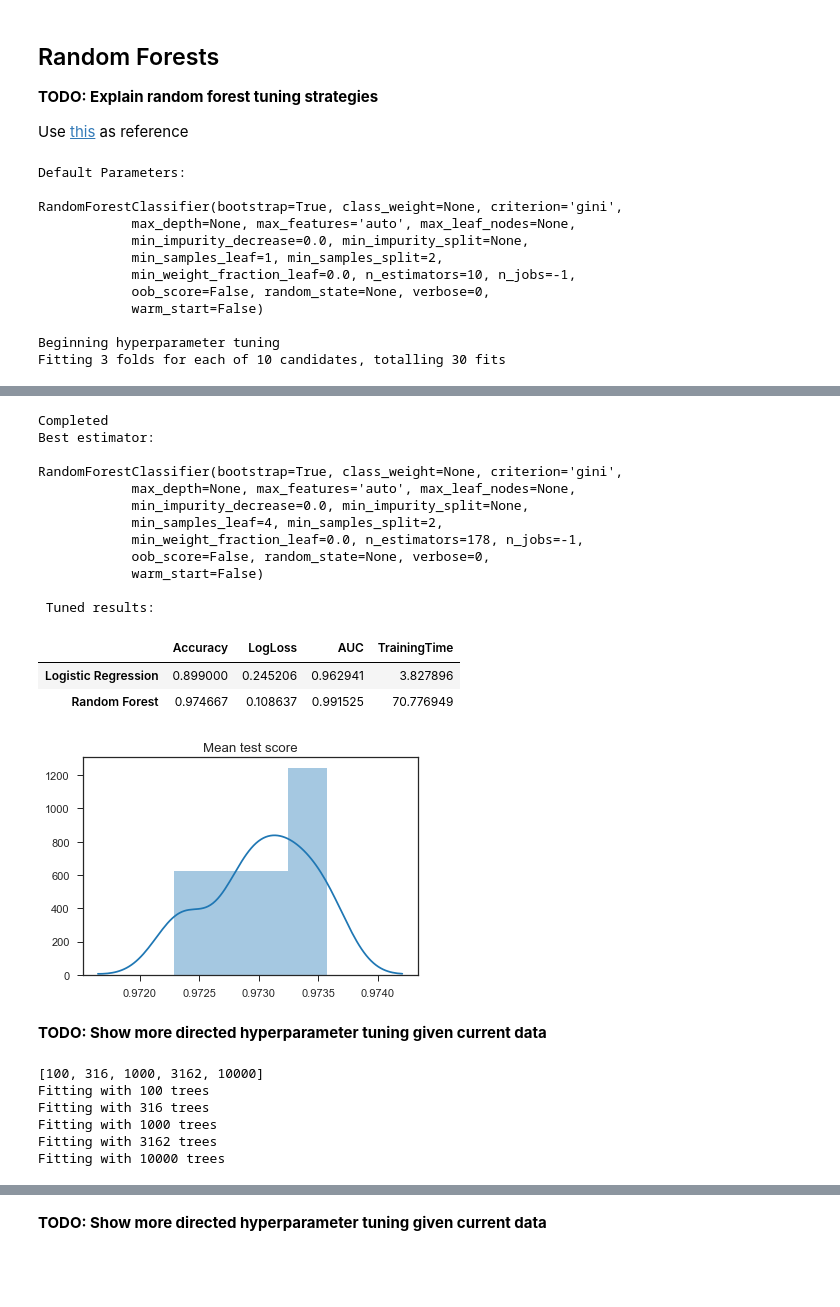
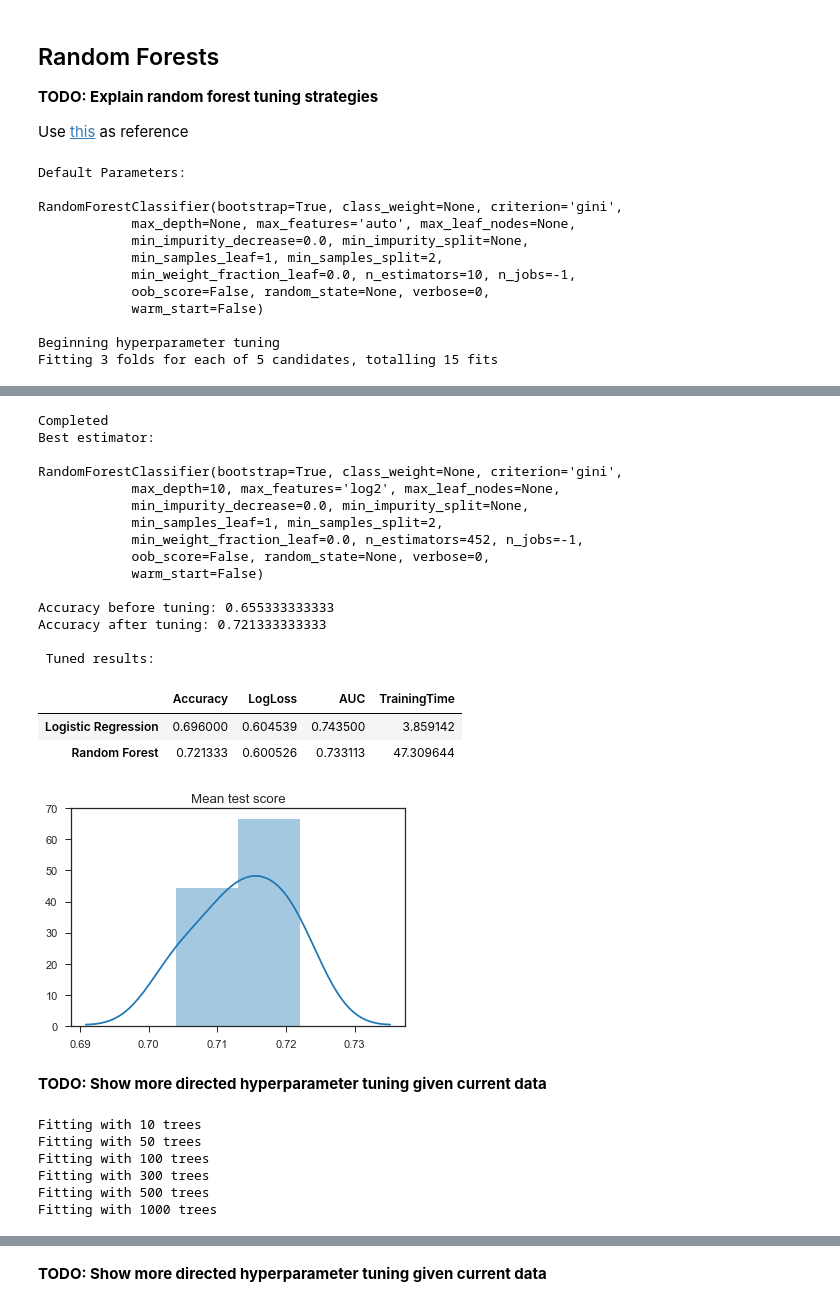
Before and after one commit to JeffMacaluso/Talks, a Jupyter notebook: EnsembleMethods/EnsembleMethods.ipynb, the cells around one changed output, grey strips where cells are left out. Cells and saved outputs as stored; diff of their text form; code cells hidden in the pictures; blank space fills up the shorter version.

Commit message:
Changed dataset and added additional explanations

```diff
--- a/EnsembleMethods/EnsembleMethods.ipynb
+++ b/EnsembleMethods/EnsembleMethods.ipynb
@@ -55,8 +57,9 @@ Creating an artificial data set
 # %%
 # Creating an artificial dataset to test algorithms on
-data = datasets.make_classification(n_samples=10000,
-                                    n_features=20,
-                                    n_redundant=10,  # Superfluous features working as noise for the algorithms
+data = datasets.make_classification(n_samples=5000,
+                                    n_features=10,
+                                    n_redundant=5,  # Superfluous features working as noise for the algorithms
+                                    flip_y=0.5,  # Introduces additional noise
                                     n_classes=2,
                                     random_state=46)
 
@@ -510,15 +526,15 @@ LogisticRegression(C=7.8383235080575062, class_weight=None, dual=False,
 
 Use [this](https://www.analyticsvidhya.com/blog/2015/06/tuning-random-forest-model/) as reference
 # %%
-parameters = {'n_estimators': scipy.stats.randint(low=10, high=500),  # Uniform distribution between 10 and 750
-              'max_features': ['auto', 'sqrt'],  # Number of features to consider at each split
+# Creating the dictionary of parameters to use in the search
+parameters = {'n_estimators': scipy.stats.randint(low=10, high=500),  # Uniform distribution between 10 and 500
+              'max_features': ['auto', 'log2', None],  # Number of features to consider at each split
               'max_depth': [None, 10, 30, 100],  # Maximum number of levels in a tree
               'min_samples_split': [2, 5, 10],  # Minimum number of samples required to split a node
-              'min_samples_leaf': [1, 2, 4]}  # Minimum number of samples required at each leaf node
+              'min_samples_leaf': [1, 2, 4]  # Minimum number of samples required at each leaf node
+             }
 
-
-
-random_search_get_results(random_forest, parameters, 'Random Forest')
+hyperparameter_tune_get_results(random_forest, parameters, 'Random Forest', num_rounds=5)
 # %% [output]
 Default Parameters:
 
@@ -531,4 +547,4 @@ RandomForestClassifier(bootstrap=True, class_weight=None, criterion='gini',
             warm_start=False)
 
 Beginning hyperparameter tuning
-Fitting 3 folds for each of 10 candidates, totalling 30 fits
+Fitting 3 folds for each of 5 candidates, totalling 15 fits
@@ -552,25 +566,26 @@ Fitting 3 folds for each of 10 candidates, totalling 30 fits
 Completed
 Best estimator:
 
 RandomForestClassifier(bootstrap=True, class_weight=None, criterion='gini',
-            max_depth=None, max_features='auto', max_leaf_nodes=None,
+            max_depth=10, max_features='log2', max_leaf_nodes=None,
             min_impurity_decrease=0.0, min_impurity_split=None,
-            min_samples_leaf=4, min_samples_split=2,
-            min_weight_fraction_leaf=0.0, n_estimators=178, n_jobs=-1,
+            min_samples_leaf=1, min_samples_split=2,
+            min_weight_fraction_leaf=0.0, n_estimators=452, n_jobs=-1,
             oob_score=False, random_state=None, verbose=0,
             warm_start=False)
 
+Accuracy before tuning: 0.655333333333
+Accuracy after tuning: 0.721333333333
+
  Tuned results:
 |  | Accuracy | LogLoss | AUC | TrainingTime |
-| Logistic Regression | 0.899000 | 0.245206 | 0.962941 | 3.827896 |
-| Random Forest | 0.974667 | 0.108637 | 0.991525 | 70.776949 |
+| Logistic Regression | 0.696000 | 0.604539 | 0.743500 | 3.859142 |
+| Random Forest | 0.721333 | 0.600526 | 0.733113 | 47.309644 |
-[figure, old version]
+[figure, new version]
 # %% [markdown]
 **TODO: Show more directed hyperparameter tuning given current data**
 # %%
-trees_to_try = np.logspace(start=2, stop=4, num=5)
-trees_to_try = [int(x) for x in trees_to_try]
-print(trees_to_try)
+trees_to_try = [10, 50, 100, 300, 500, 1000]
 
 train_accuracy = []
 test_accuracy = []
@@ -583,9 +598,9 @@ for trees in trees_to_try:
     train_accuracy.append(random_forest.score(X_train, y_train))
     test_accuracy.append(random_forest.score(X_test, y_test))
 # %% [output]
-[100, 316, 1000, 3162, 10000]
+Fitting with 10 trees
+Fitting with 50 trees
 Fitting with 100 trees
-Fitting with 316 trees
+Fitting with 300 trees
+Fitting with 500 trees
 Fitting with 1000 trees
-Fitting with 3162 trees
-Fitting with 10000 trees
```
Also changed, not shown: parts of 27 cells of this notebook.
